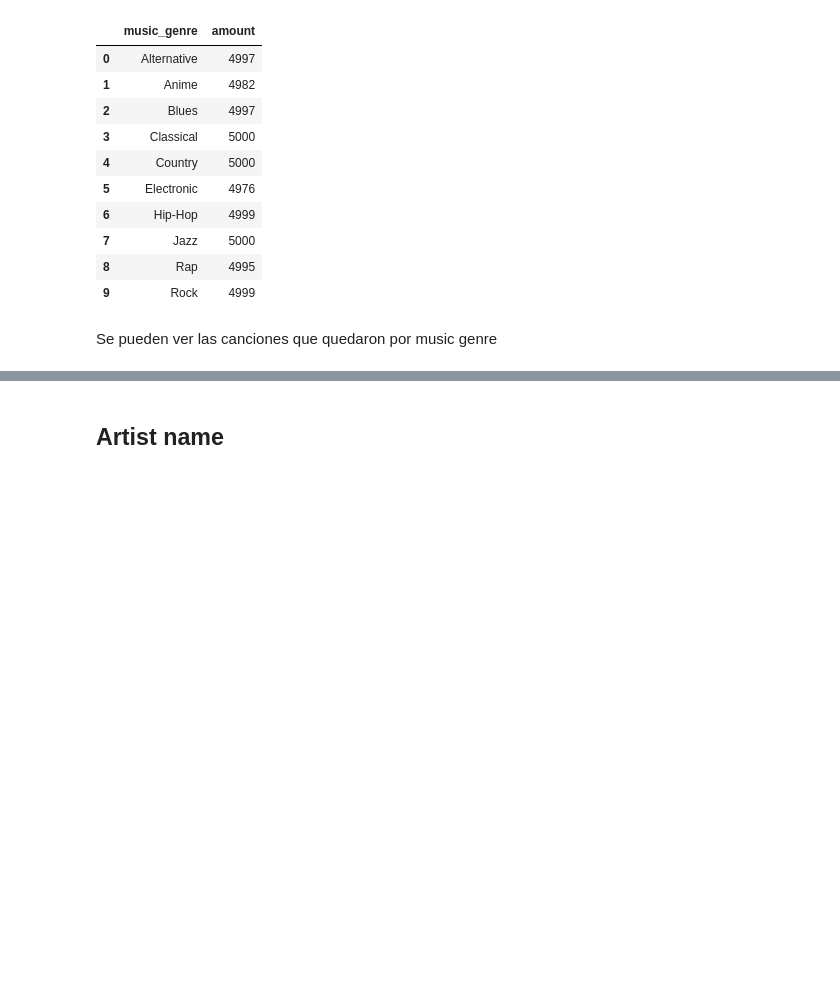
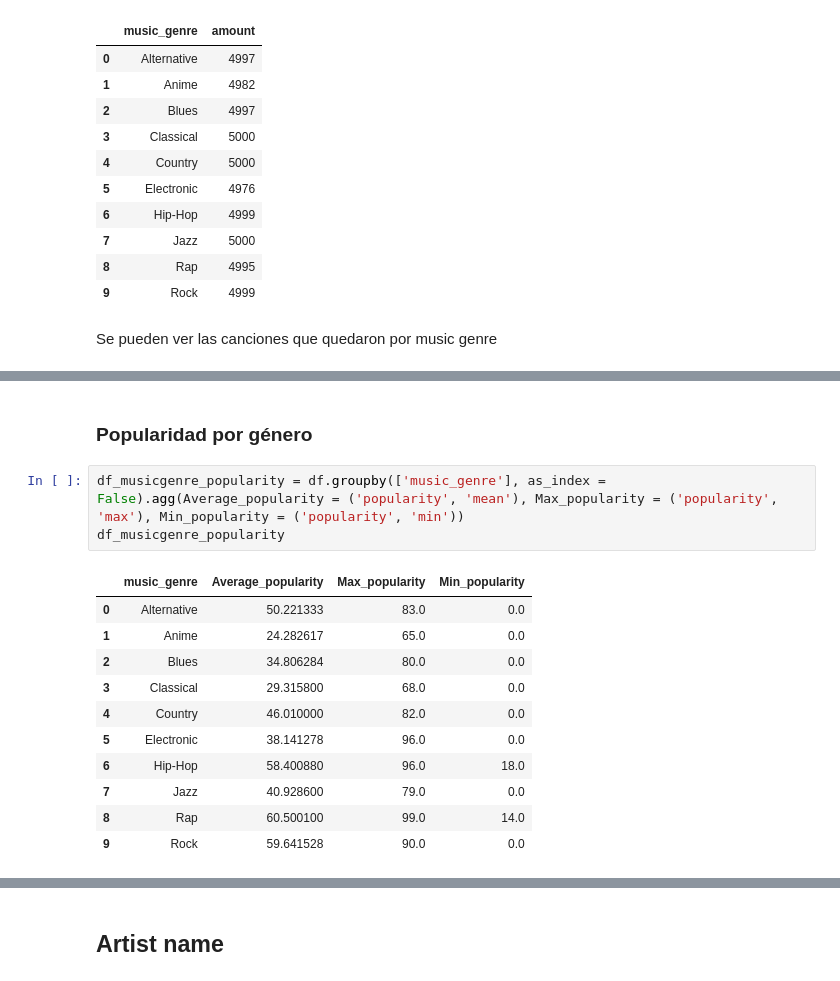
Before and after one commit to smoreyra/Solange-Moreyra-Repository, a Jupyter notebook: EDA Python.ipynb, the cells around one changed output, grey strips where cells are left out. Drawn from its saved outputs; the diff is of its cells as text; blank space fills up the shorter version.

```diff
--- a/EDA Python.ipynb
+++ b/EDA Python.ipynb
@@ -671,0 +663,17 @@ Se pueden ver las canciones que quedaron por music genre
+# %% [markdown]
+### Popularidad por género
+# %%
+df_musicgenre_popularity = df.groupby(['music_genre'], as_index = False).agg(Average_popularity = ('popularity', 'mean'), Max_popularity = ('popularity', 'max'), Min_popularity = ('popularity', 'min'))
+df_musicgenre_popularity
+# %% [output]
+|  | music_genre | Average_popularity | Max_popularity | Min_popularity |
+| 0 | Alternative | 50.221333 | 83.0 | 0.0 |
+| 1 | Anime | 24.282617 | 65.0 | 0.0 |
+| 2 | Blues | 34.806284 | 80.0 | 0.0 |
+| 3 | Classical | 29.315800 | 68.0 | 0.0 |
+| 4 | Country | 46.010000 | 82.0 | 0.0 |
+| 5 | Electronic | 38.141278 | 96.0 | 0.0 |
+| 6 | Hip-Hop | 58.400880 | 96.0 | 18.0 |
+| 7 | Jazz | 40.928600 | 79.0 | 0.0 |
+| 8 | Rap | 60.500100 | 99.0 | 14.0 |
+| 9 | Rock | 59.641528 | 90.0 | 0.0 |
```
Also changed, not shown: parts of 65 cells of this notebook.
